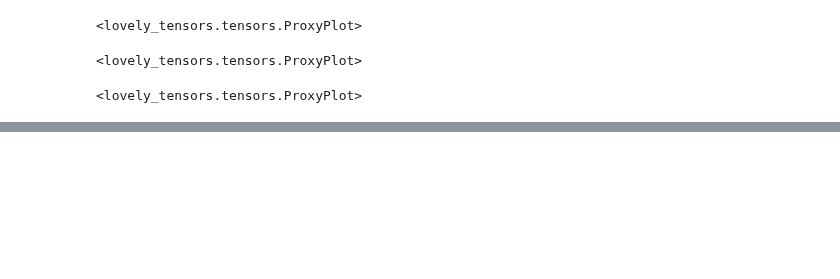
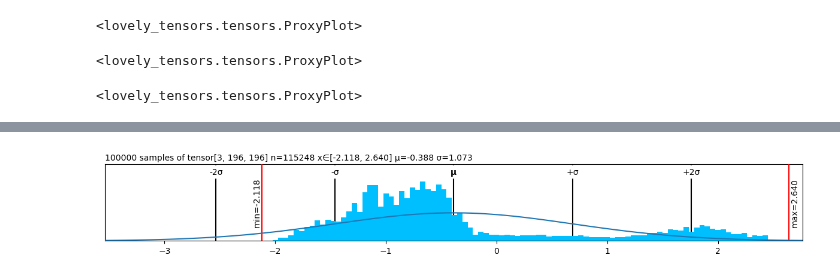
Before and after one commit to xl0/lovely-tensors, a Jupyter notebook: nbs/index.ipynb, the cells around one changed output, grey strips where cells are left out. Drawn from its saved outputs; the diff is of its cells as text; code cells hidden in the pictures; blank space fills up the shorter version.

```diff
--- a/nbs/index.ipynb
+++ b/nbs/index.ipynb
@@ -182,0 +171,4 @@ numbers.rgb(in_stats)
+# %%
+lt.plot(numbers, center="mean")
+# %% [output]
+[figure, added]
```
Also changed, not shown: parts of 42 cells of this notebook, 15 other files.
